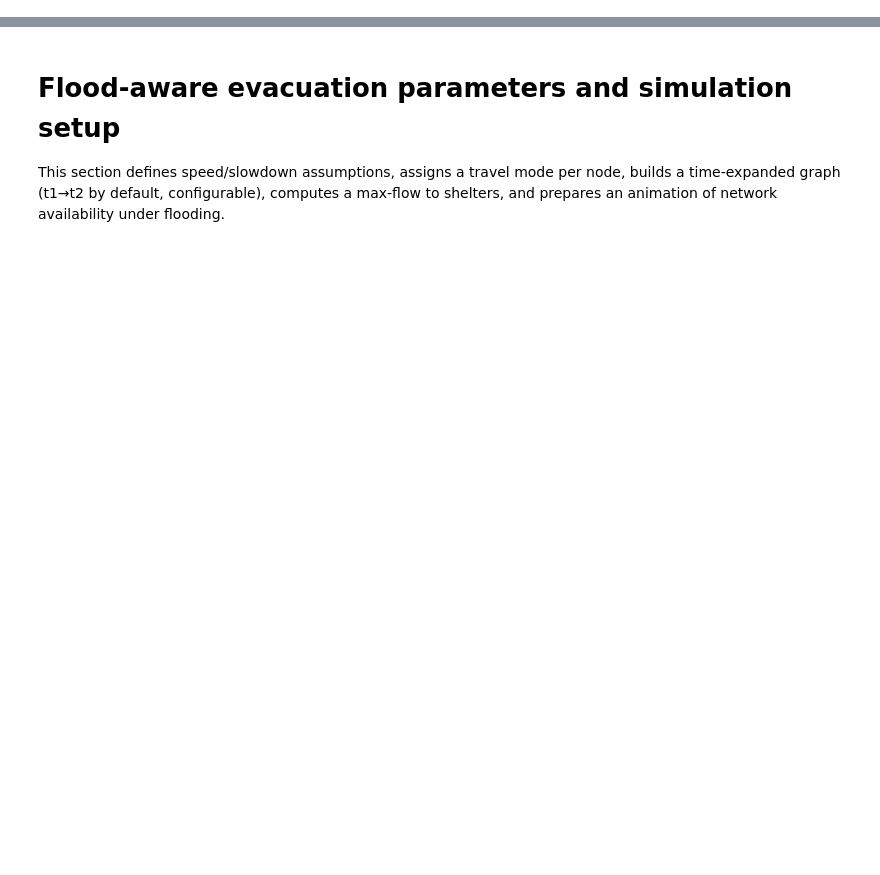
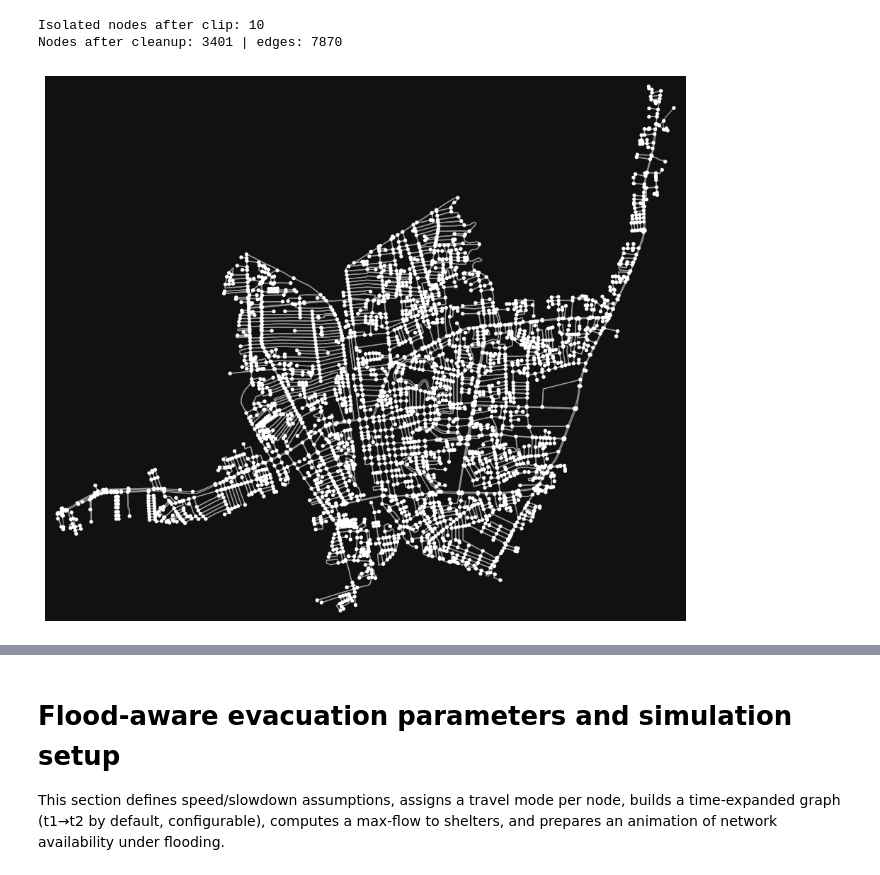
Before and after one commit to CosmosDever/Thesis-EvSim-Flooding-TH, a Jupyter notebook: Test_on_HatYai.ipynb, the cells around one changed output, grey strips where cells are left out. Saved outputs shown, nothing was run; the diff lists cells and outputs as text; code cells hidden in the pictures; blank space fills up the shorter version.

Commit message:
fix node

```diff
--- a/Test_on_HatYai.ipynb
+++ b/Test_on_HatYai.ipynb
@@ -13,22 +13,53 @@ N_JOBS = 6
 # %%
 place_name = "Hat Yai District, Songkhla, Thailand"
 def load_graph():
     return ox.graph_from_place(place_name, network_type='drive')
 
 # Build full graph from place
 graph = load_graph()
 
 boundary_coords_df = pd.read_csv('./data/clean/Hatyai_boundary_coords.csv')
 
 # Polygon filter
 area_coordinates = [tuple(row) for row in boundary_coords_df[['longitude', 'latitude']].values]
 polygon = Polygon(area_coordinates)
 
 # Clip graph to polygon
 graph_filtered = ox.truncate.truncate_graph_polygon(graph, polygon)
 
+# Diagnose and fix disconnected nodes
+isolates_count = nx.number_of_isolates(graph_filtered)
+print(f"Isolated nodes after clip: {isolates_count}")
+
+REMOVE_ISOLATES = True
+KEEP_LARGEST_COMPONENT = False
+
+def remove_isolates_nx(G):
+    isolates = list(nx.isolates(G))
+    if isolates:
+        G = G.copy()
+        G.remove_nodes_from(isolates)
+    return G
+
+def keep_largest_component_nx(G):
+    if G.number_of_nodes() == 0:
+        return G
+    G_undirected = G.to_undirected()
+    largest_nodes = max(nx.connected_components(G_undirected), key=len)
+    return G.subgraph(largest_nodes).copy()
+
+if REMOVE_ISOLATES:
+    graph_filtered = remove_isolates_nx(graph_filtered)
+if KEEP_LARGEST_COMPONENT:
+    graph_filtered = keep_largest_component_nx(graph_filtered)
+print(f"Nodes after cleanup: {graph_filtered.number_of_nodes()} | edges: {graph_filtered.number_of_edges()}")
+
 # Plot
 fig, ax = ox.plot_graph(graph_filtered, figsize=(12, 10))
+# %% [output]
+Isolated nodes after clip: 10
+Nodes after cleanup: 3401 | edges: 7870
+[figure, added]
 # %%
 # Get nodes and edges as GeoDataFrames
 nodes, edges = ox.graph_to_gdfs(graph_filtered)
```
Also changed, not shown: parts of 12 cells of this notebook, 2 other files.
